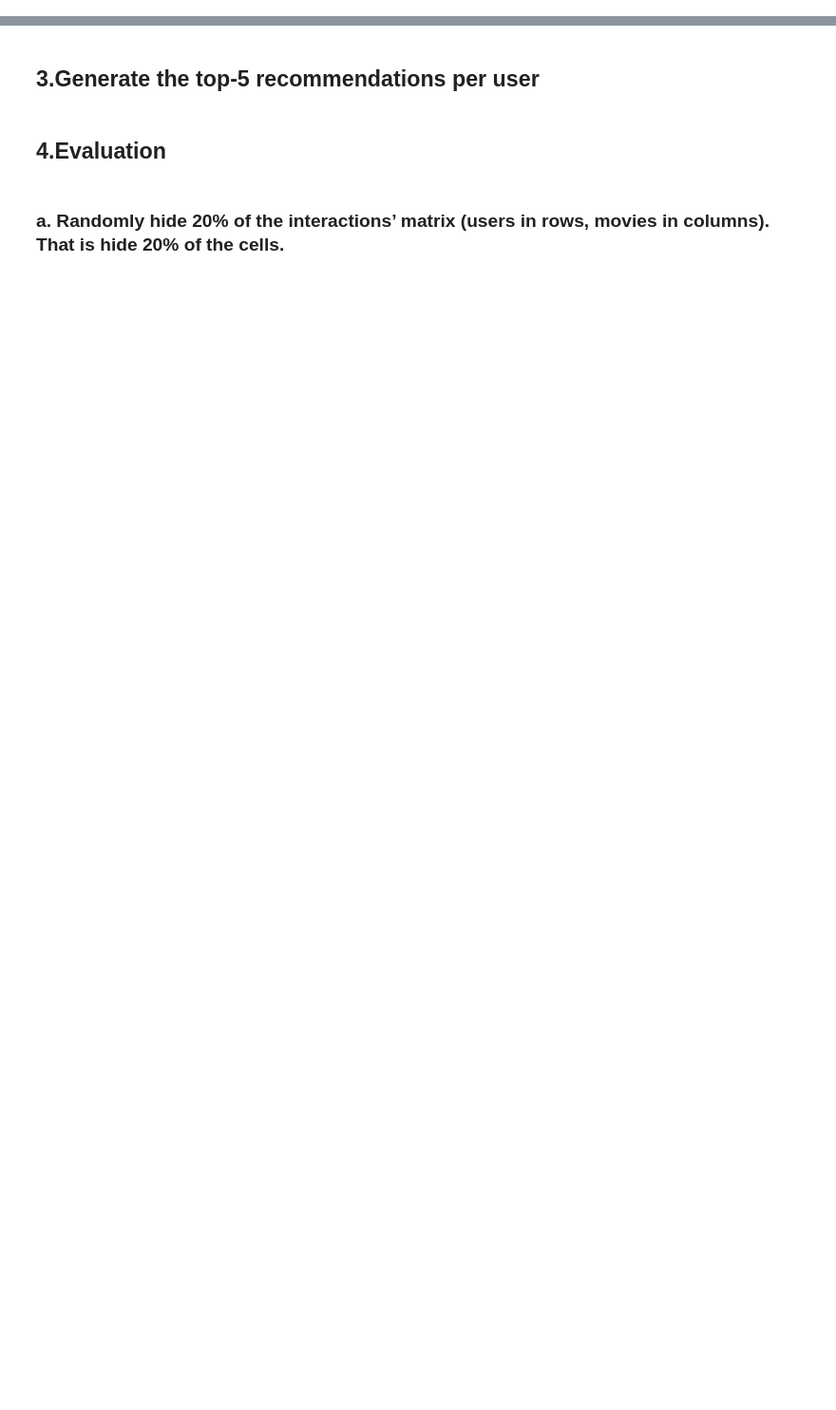
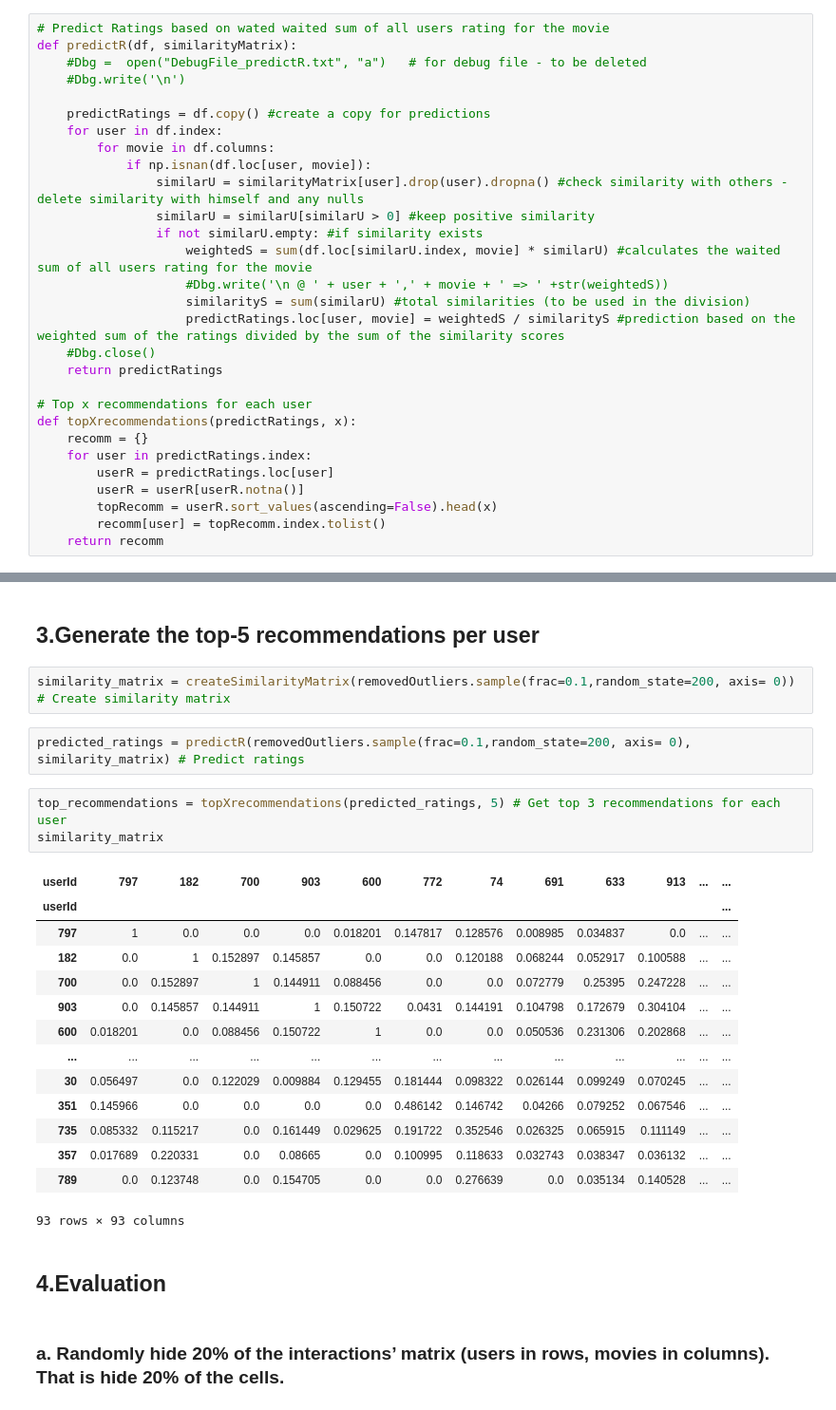
Before and after one commit to NikosKontou/6001-Project, a Jupyter notebook: project.ipynb, the cells around one changed output, grey strips where cells are left out. Shown: that part at 95% size. Cells and saved outputs as stored; diff of their text form; blank space fills up the shorter version.

```diff
--- a/project.ipynb
+++ b/project.ipynb
@@ -458,5 +457,34 @@ User4     1.0     2.0     NaN     NaN     1.0
 User5     1.0     5.0     5.0     NaN     NaN
 # %% [markdown]
 ## 1.The collaborative system will be based on user similarity
+# %%
+# Predict Ratings based on wated waited sum of all users rating for the movie
+def predictR(df, similarityMatrix):
+    #Dbg =  open("DebugFile_predictR.txt", "a")   # for debug file - to be deleted
+    #Dbg.write('\n')
+
+    predictRatings = df.copy() #create a copy for predictions
+    for user in df.index:
+        for movie in df.columns:
+            if np.isnan(df.loc[user, movie]):
+                similarU = similarityMatrix[user].drop(user).dropna() #check similarity with others - delete similarity with himself and any nulls
+                similarU = similarU[similarU > 0] #keep positive similarity
+                if not similarU.empty: #if similarity exists
+                    weightedS = sum(df.loc[similarU.index, movie] * similarU) #calculates the waited sum of all users rating for the movie
+                    #Dbg.write('\n @ ' + user + ',' + movie + ' => ' +str(weightedS))
+                    similarityS = sum(similarU) #total similarities (to be used in the division)
+                    predictRatings.loc[user, movie] = weightedS / similarityS #prediction based on the weighted sum of the ratings divided by the sum of the similarity scores
+    #Dbg.close()
+    return predictRatings
+
+# Top x recommendations for each user
+def topXrecommendations(predictRatings, x):
+    recomm = {}
+    for user in predictRatings.index:
+        userR = predictRatings.loc[user]
+        userR = userR[userR.notna()]
+        topRecomm = userR.sort_values(ascending=False).head(x)
+        recomm[user] = topRecomm.index.tolist()
+    return recomm
 # %% [markdown]
 ## 2.User based similarity will be based on cosine similarity
@@ -463,5 +533,27 @@ User5     1.0     5.0     5.0     NaN     NaN
 # %% [markdown]
 ## 3.Generate the top-5 recommendations per user
+# %%
+similarity_matrix = createSimilarityMatrix(removedOutliers.sample(frac=0.1,random_state=200, axis= 0)) # Create similarity matrix
+# %%
+predicted_ratings = predictR(removedOutliers.sample(frac=0.1,random_state=200, axis= 0), similarity_matrix) # Predict ratings
+# %%
+top_recommendations = topXrecommendations(predicted_ratings, 5) # Get top 3 recommendations for each user
+similarity_matrix
+# %% [output]
+| userId | 797 | 182 | 700 | 903 | 600 | 772 | 74 | 691 | 633 | 913 | ... | ... |
+| userId |  |  |  |  |  |  |  |  |  |  |  | ... |
+| 797 | 1 | 0.0 | 0.0 | 0.0 | 0.018201 | 0.147817 | 0.128576 | 0.008985 | 0.034837 | 0.0 | ... | ... |
+| 182 | 0.0 | 1 | 0.152897 | 0.145857 | 0.0 | 0.0 | 0.120188 | 0.068244 | 0.052917 | 0.100588 | ... | ... |
+| 700 | 0.0 | 0.152897 | 1 | 0.144911 | 0.088456 | 0.0 | 0.0 | 0.072779 | 0.25395 | 0.247228 | ... | ... |
+| 903 | 0.0 | 0.145857 | 0.144911 | 1 | 0.150722 | 0.0431 | 0.144191 | 0.104798 | 0.172679 | 0.304104 | ... | ... |
+| 600 | 0.018201 | 0.0 | 0.088456 | 0.150722 | 1 | 0.0 | 0.0 | 0.050536 | 0.231306 | 0.202868 | ... | ... |
+| ... | ... | ... | ... | ... | ... | ... | ... | ... | ... | ... | ... | ... |
+| 30 | 0.056497 | 0.0 | 0.122029 | 0.009884 | 0.129455 | 0.181444 | 0.098322 | 0.026144 | 0.099249 | 0.070245 | ... | ... |
+| 351 | 0.145966 | 0.0 | 0.0 | 0.0 | 0.0 | 0.486142 | 0.146742 | 0.04266 | 0.079252 | 0.067546 | ... | ... |
+| 735 | 0.085332 | 0.115217 | 0.0 | 0.161449 | 0.029625 | 0.191722 | 0.352546 | 0.026325 | 0.065915 | 0.111149 | ... | ... |
+| 357 | 0.017689 | 0.220331 | 0.0 | 0.08665 | 0.0 | 0.100995 | 0.118633 | 0.032743 | 0.038347 | 0.036132 | ... | ... |
+| 789 | 0.0 | 0.123748 | 0.0 | 0.154705 | 0.0 | 0.0 | 0.276639 | 0.0 | 0.035134 | 0.140528 | ... | ... |
+93 rows × 93 columns
 # %% [markdown]
 ## 4.Evaluation
 # %% [markdown]
```
Also changed, not shown: parts of 5 cells of this notebook.
